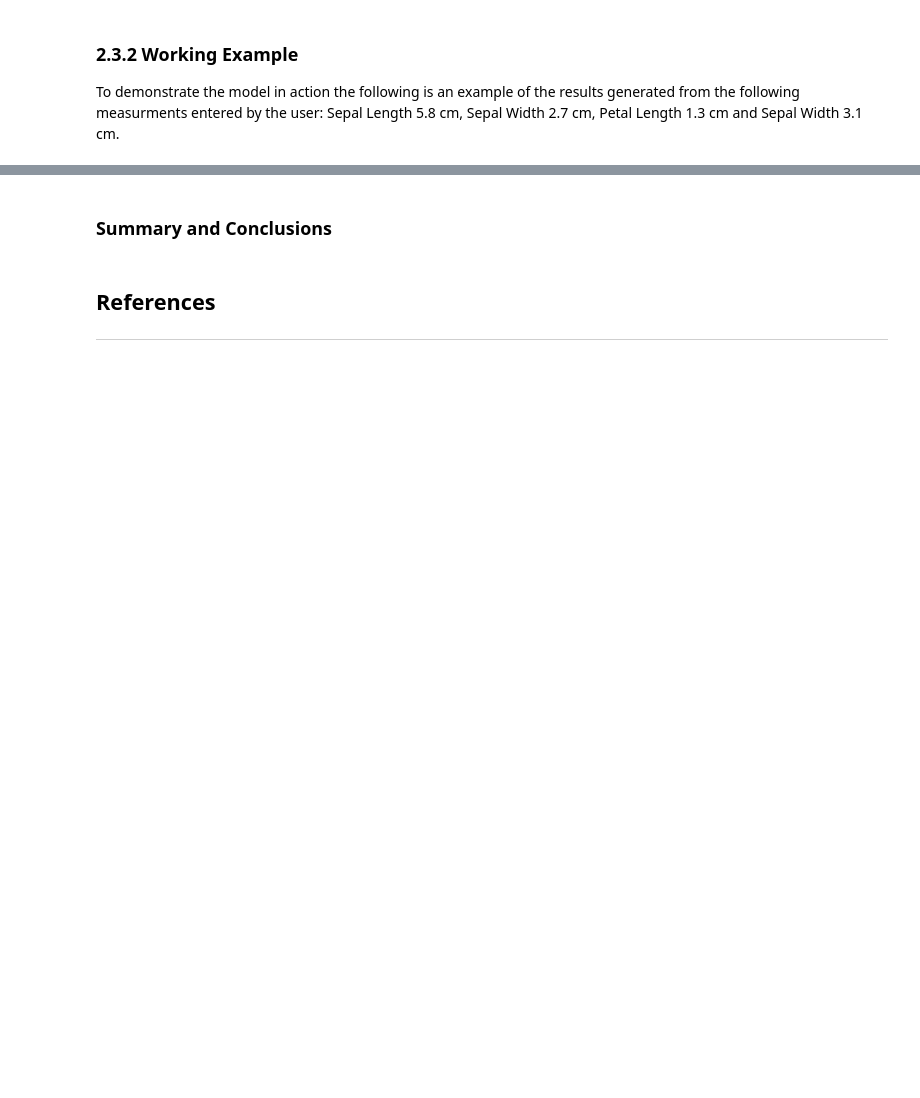
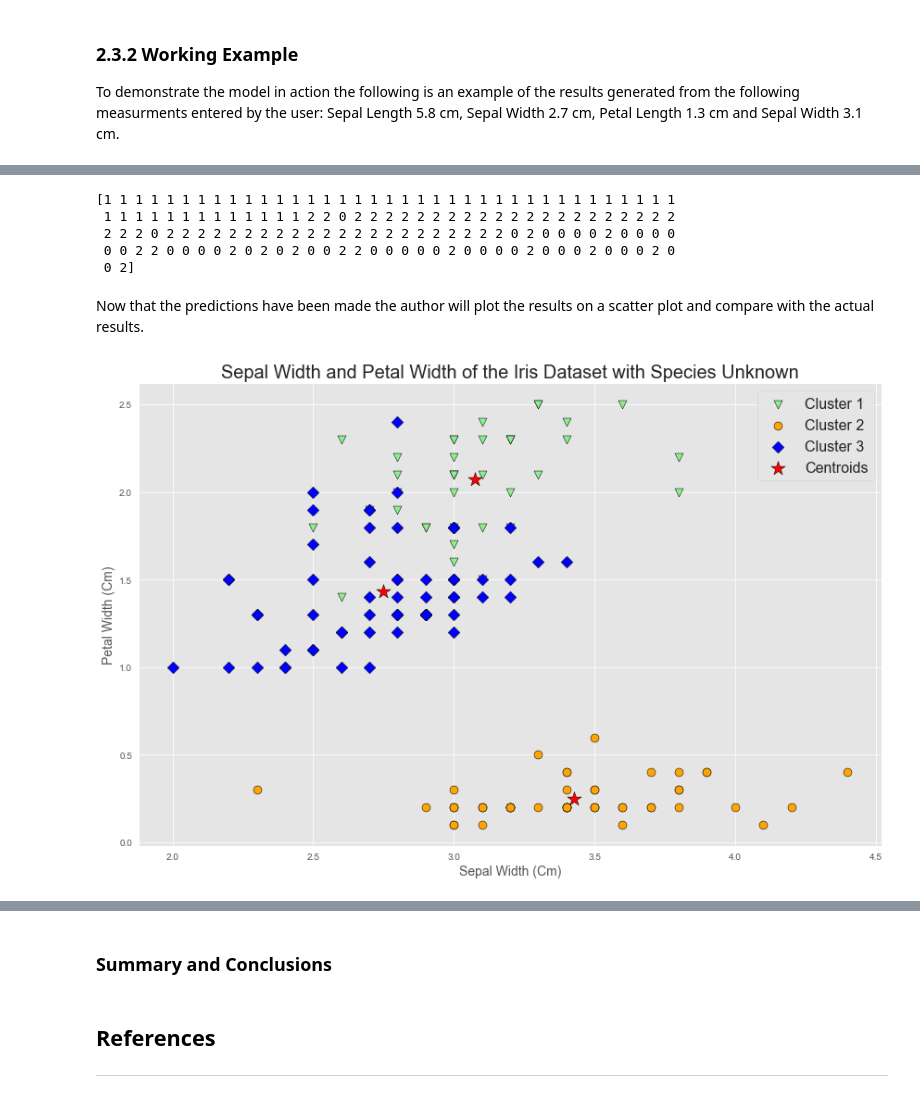
Before and after one commit to JPLee01/Machine_Learning_and_Statistics, a Jupyter notebook: scikit-learn.ipynb, the cells around one changed output, grey strips where cells are left out. Saved outputs shown, nothing was run; the diff lists cells and outputs as text; code cells hidden in the pictures; blank space fills up the shorter version.

```diff
--- a/scikit-learn.ipynb
+++ b/scikit-learn.ipynb
@@ -922,0 +943,36 @@ K-means has many applications in the real world including; Recommendation Engine
+# %%
+#Create an Instance of K-Means
+#Select 3 as the K number of clusters
+kmc = KMeans(n_clusters=3, init='random', n_init=10, max_iter=300,tol=1e-04, random_state=1)
+
+#Fit and make predictions
+y_kmc = kmc.fit_predict(X)
+
+#Print the predictions
+print(y_kmc)
+# %% [output]
+[1 1 1 1 1 1 1 1 1 1 1 1 1 1 1 1 1 1 1 1 1 1 1 1 1 1 1 1 1 1 1 1 1 1 1 1 1
+ 1 1 1 1 1 1 1 1 1 1 1 1 1 2 2 0 2 2 2 2 2 2 2 2 2 2 2 2 2 2 2 2 2 2 2 2 2
+ 2 2 2 0 2 2 2 2 2 2 2 2 2 2 2 2 2 2 2 2 2 2 2 2 2 2 0 2 0 0 0 0 2 0 0 0 0
+ 0 0 2 2 0 0 0 0 2 0 2 0 2 0 0 2 2 0 0 0 0 0 2 0 0 0 0 2 0 0 0 2 0 0 0 2 0
+ 0 2]
+# %% [markdown]
+Now that the predictions have been made the author will plot the results on a scatter plot and compare with the actual results.
+# %%
+#Plot the K-Means predictions on a scatterplot
+plt.scatter(X[y_kmc == 0, 1], X[y_kmc == 0, 3], s=80,
+            c='lightgreen', marker='v', edgecolor='black', label='Cluster 1')
+plt.scatter(X[y_kmc == 1, 1], X[y_kmc == 1, 3],
+             s=80, c='orange', marker='o', edgecolor='black', label='Cluster 2')
+plt.scatter(X[y_kmc == 2, 1], X[y_kmc == 2, 3], s=80,
+            c='blue', marker='D', edgecolor='black', label='Cluster 3')
+plt.scatter(kmc.cluster_centers_[:, 1], kmc.cluster_centers_[:, 3],
+            s=250, marker='*', c='red', edgecolor='black', label='Centroids')
+plt.xlabel("Sepal Width (Cm)", fontsize=14)
+plt.ylabel("Petal Width (Cm)", fontsize=14)
+plt.legend(loc='best', fontsize=16)
+plt.title("Sepal Width and Petal Width of the Iris Dataset with Species Unknown", fontsize=20)
+plt.tight_layout()
+plt.show()
+# %% [output]
+[figure, added]
```
Also changed, not shown: parts of 17 cells of this notebook.
